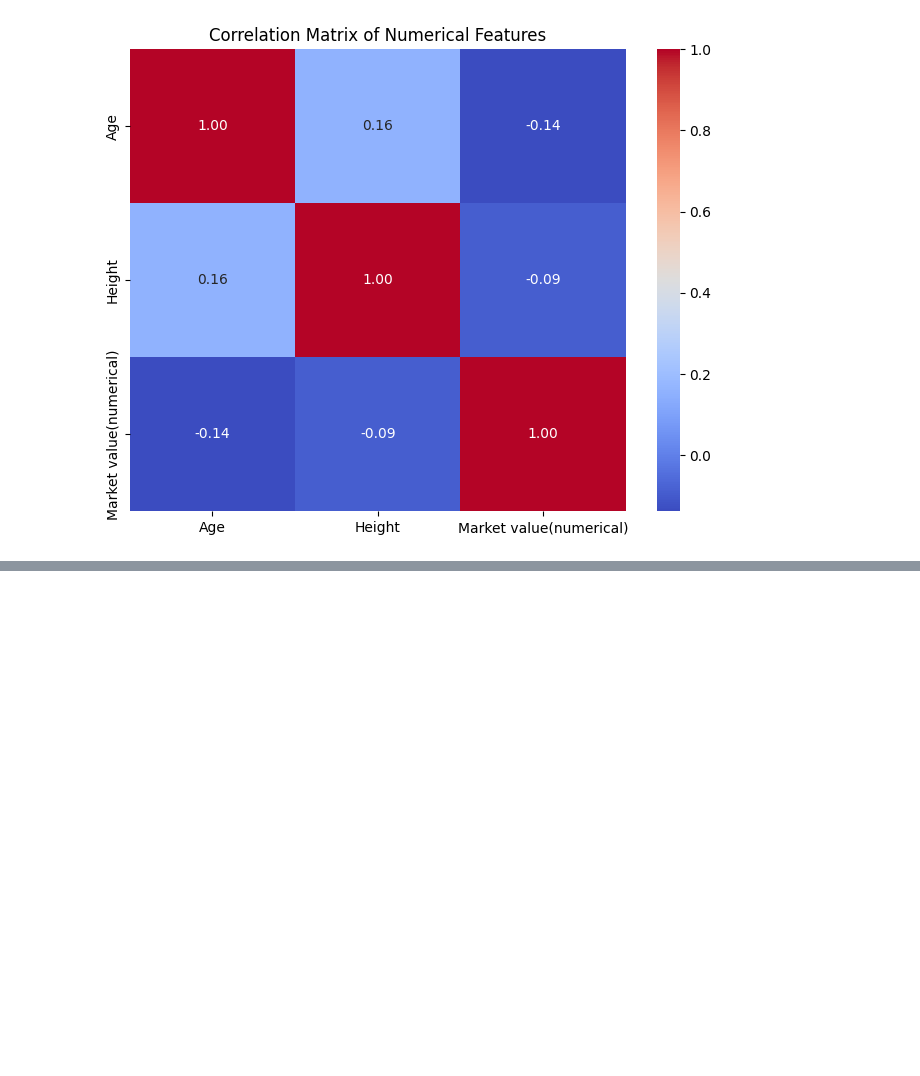
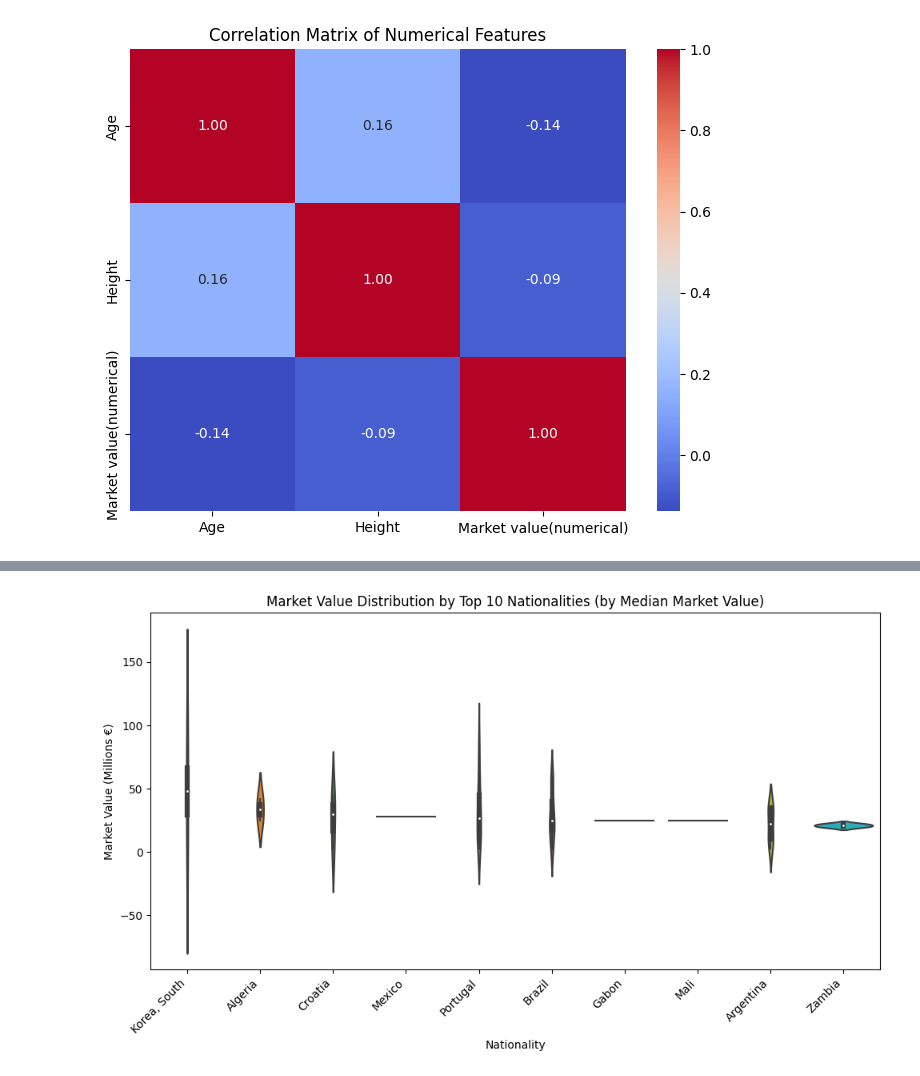
Before and after one commit to N-Garai/Premier-league-players-values-2021, a Jupyter notebook: Players'_value_2021.ipynb, the cells around one changed output, grey strips where cells are left out. Cells and saved outputs as stored; diff of their text form; code cells hidden in the pictures; blank space fills up the shorter version.

```diff
--- a/Players'_value_2021.ipynb
+++ b/Players'_value_2021.ipynb
@@ -354,0 +380,13 @@ plt.show()
+# %%
+# 3. Violin plot: Market Value vs. Top 10 Nationalities
+top_10_nat_market = df.groupby('Nat.')['Market value(numerical)'].median().nlargest(10).index
+plt.figure(figsize=(10, 6))
+sns.violinplot(data=df[df['Nat.'].isin(top_10_nat_market)], x='Nat.', y='Market value(numerical)', order=top_10_nat_market)
+plt.title('Market Value Distribution by Top 10 Nationalities (by Median Market Value)')
+plt.xlabel('Nationality')
+plt.ylabel('Market Value (Millions €)')
+plt.xticks(rotation=45, ha='right')
+plt.tight_layout()
+plt.show()
+# %% [output]
+[figure, added]
```
Also changed, not shown: parts of 4 cells of this notebook.
